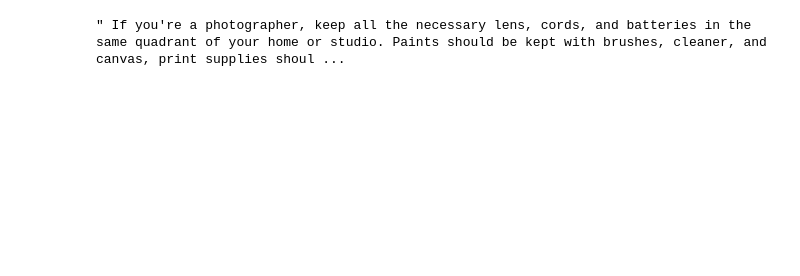
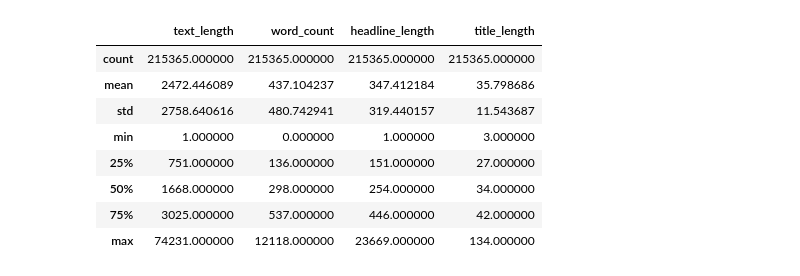
Before and after one commit to LucasAraujoBR/text_summarizer_IA_28016_PGIA7330, a Jupyter notebook: analysis.ipynb, the cells around one changed output. Saved outputs shown, nothing was run; the diff lists cells and outputs as text; code cells hidden in the pictures; blank space fills up the shorter version.

```diff
--- a/analysis.ipynb
+++ b/analysis.ipynb
@@ -17,4 +43,17 @@ len(df)
 # %%
-df['text'][0]
+# 4. Estatísticas Descritivas das Colunas de Texto
+df['text_length'] = df['text'].astype(str).apply(len)
+df['word_count'] = df['text'].astype(str).apply(lambda x: len(x.split()))
+df['headline_length'] = df['headline'].astype(str).apply(len)
+df['title_length'] = df['title'].astype(str).apply(len)
+df[['text_length', 'word_count', 'headline_length', 'title_length']].describe()
 # %% [output]
-" If you're a photographer, keep all the necessary lens, cords, and batteries in the same quadrant of your home or studio. Paints should be kept with brushes, cleaner, and canvas, print supplies shoul ...
+|  | text_length | word_count | headline_length | title_length |
+| count | 215365.000000 | 215365.000000 | 215365.000000 | 215365.000000 |
+| mean | 2472.446089 | 437.104237 | 347.412184 | 35.798686 |
+| std | 2758.640616 | 480.742941 | 319.440157 | 11.543687 |
+| min | 1.000000 | 0.000000 | 1.000000 | 3.000000 |
+| 25% | 751.000000 | 136.000000 | 151.000000 | 27.000000 |
+| 50% | 1668.000000 | 298.000000 | 254.000000 | 34.000000 |
+| 75% | 3025.000000 | 537.000000 | 446.000000 | 42.000000 |
+| max | 74231.000000 | 12118.000000 | 23669.000000 | 134.000000 |
```
Also changed, not shown: parts of 7 cells of this notebook, 1 other file.
